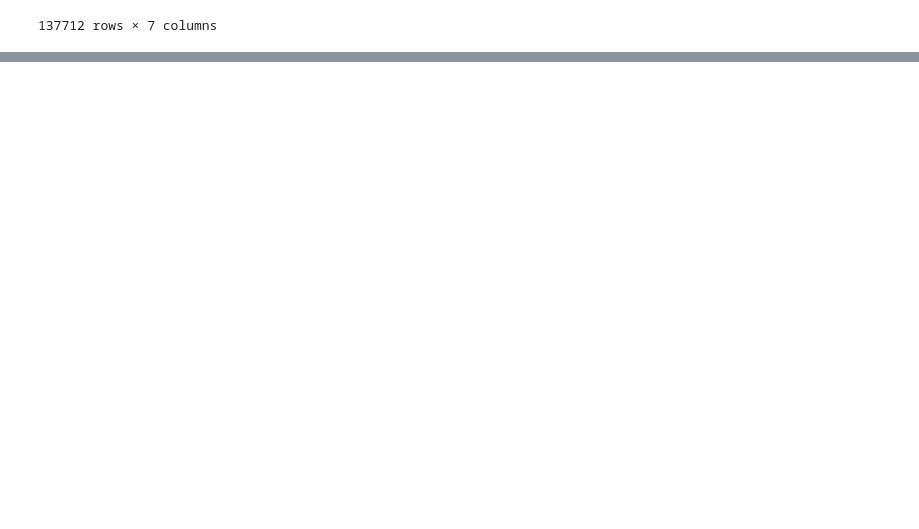
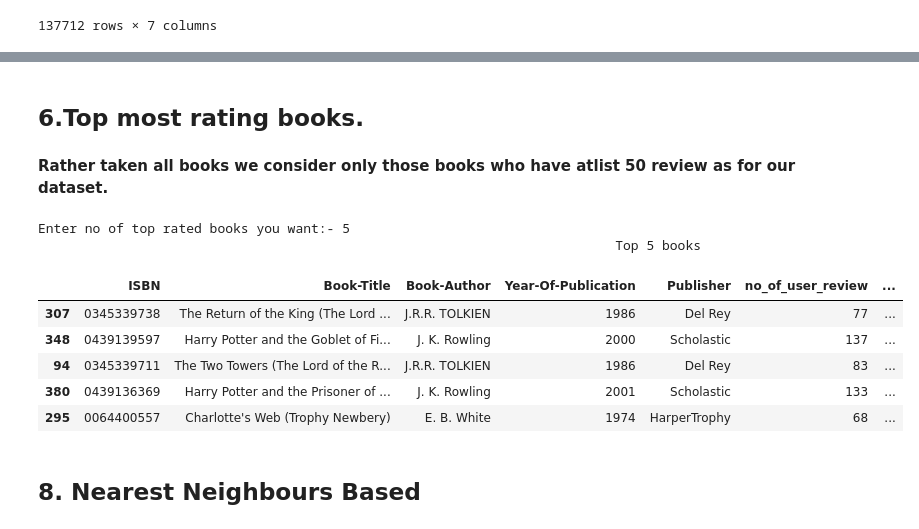
Before and after one commit to satyam-jyoti-sankar/Books_recommend_system, a Jupyter notebook: Books_recommend_system_.ipynb, the cells around one changed output, grey strips where cells are left out. Drawn from its saved outputs; the diff is of its cells as text; code cells hidden in the pictures; blank space fills up the shorter version.

```diff
--- a/Books_recommend_system_.ipynb
+++ b/Books_recommend_system_.ipynb
@@ -872,0 +934,37 @@ for year in unique_yr:
+# %% [markdown]
+## 6.Top most rating books.
+# %%
+x=pd.DataFrame(dataset1.groupby('ISBN')['Book-Rating'].count().sort_values(ascending=True))
+x=x.rename(columns={'Book-Rating':'no_of_user_review'})
+x.reset_index(inplace=True)
+
+# x.rename(columns={'Book-Rating':'satyam'})
+# %%
+y=x[x['no_of_user_review']>=50]
+# %% [markdown]
+**Rather taken all books we consider only those books who have atlist 50 review as for our dataset.**
+# %%
+k=pd.DataFrame(dataset1.groupby('ISBN')['Book-Rating'].sum()).reset_index().rename(columns={'Book-Rating':'Total_sum_ratings'})
+k=pd.merge(y,k,on='ISBN',how='inner')
+# k
+# %%
+k['Avarage_rating']=k['Total_sum_ratings']/k['no_of_user_review']
+rated_books=pd.merge(books,k,on='ISBN',how='inner')
+rated_books.sort_values(by='Avarage_rating',ascending=False,inplace=True)
+# n=int(input('Enter no of top rated books you want:- '))
+# %%
+
+n=int(input('Enter no of top rated books you want:- '))
+print(f'                                                                          Top {n} books')
+rated_books[:n]
+# %% [output]
+Enter no of top rated books you want:- 5
+                                                                          Top 5 books
+|  | ISBN | Book-Title | Book-Author | Year-Of-Publication | Publisher | no_of_user_review | ... |
+| 307 | 0345339738 | The Return of the King (The Lord ... | J.R.R. TOLKIEN | 1986 | Del Rey | 77 | ... |
+| 348 | 0439139597 | Harry Potter and the Goblet of Fi... | J. K. Rowling | 2000 | Scholastic | 137 | ... |
+| 94 | 0345339711 | The Two Towers (The Lord of the R... | J.R.R. TOLKIEN | 1986 | Del Rey | 83 | ... |
+| 380 | 0439136369 | Harry Potter and the Prisoner of ... | J. K. Rowling | 2001 | Scholastic | 133 | ... |
+| 295 | 0064400557 | Charlotte's Web (Trophy Newbery) | E. B. White | 1974 | HarperTrophy | 68 | ... |
+# %% [markdown]
+## 8. Nearest Neighbours Based
```
Also changed, not shown: parts of 12 cells of this notebook.
